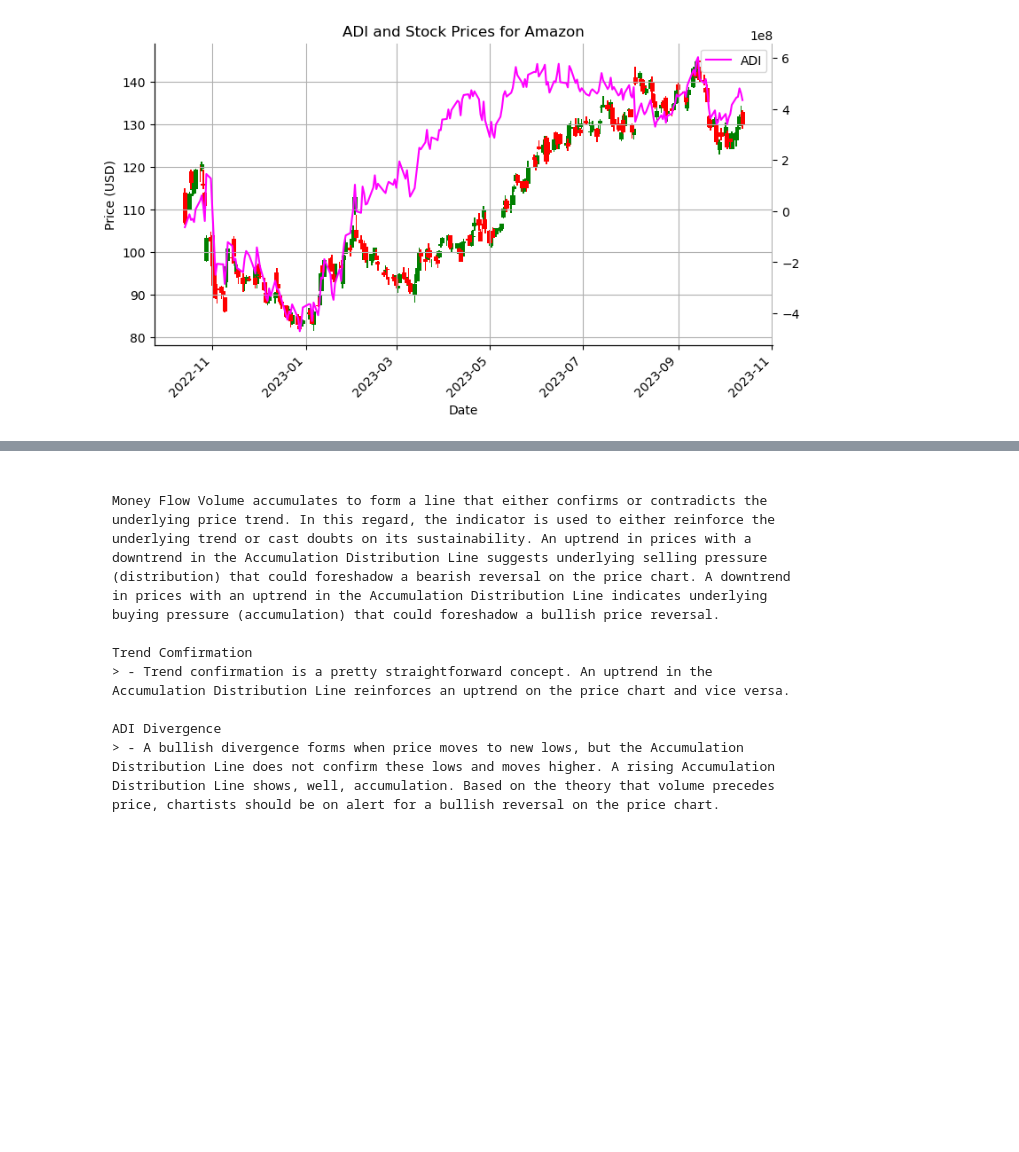
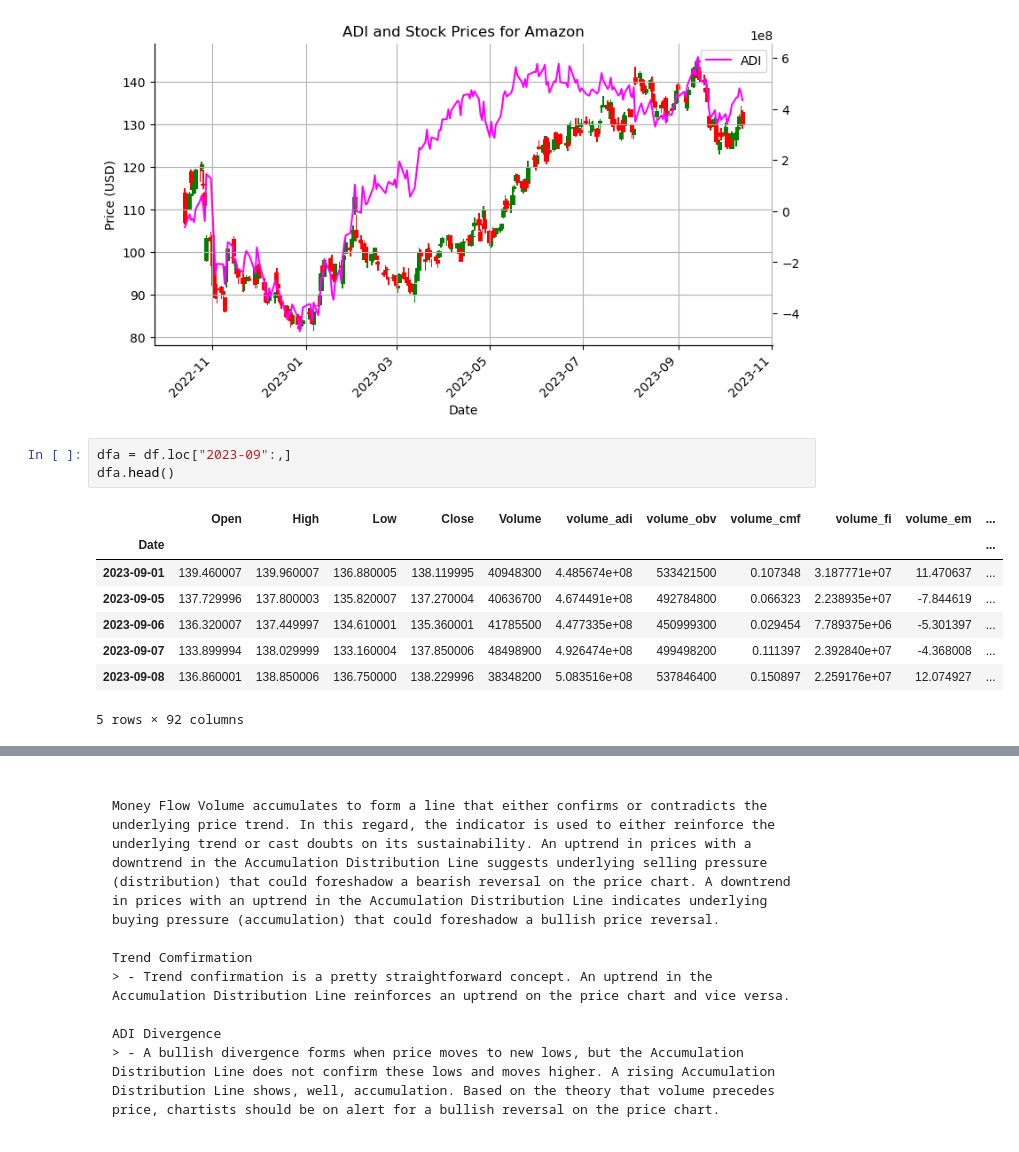
Before and after one commit to jocoder22/FinIndicators, a Jupyter notebook: Volume_Indicators/Accumulation_Distribution_index.ipynb, the cells around one changed output, grey strips where cells are left out. Cells and saved outputs as stored; diff of their text form; blank space fills up the shorter version.

Commit message:
Changes to be committed: 	modified:   Volume_Indicators/Accumulation_Distribution_index.ipynb 	new file:   myApp.py

```diff
--- a/Volume_Indicators/Accumulation_Distribution_index.ipynb
+++ b/Volume_Indicators/Accumulation_Distribution_index.ipynb
@@ -209,6 +209,18 @@ def plotohlc(stock, name):
 plotohlc(df, "Amazon")
 # %% [output]
 [figure]
+# %%
+dfa = df.loc["2023-09":,]
+dfa.head()
+# %% [output]
+|  | Open | High | Low | Close | Volume | volume_adi | volume_obv | volume_cmf | volume_fi | volume_em | ... |
+| Date |  |  |  |  |  |  |  |  |  |  | ... |
+| 2023-09-01 | 139.460007 | 139.960007 | 136.880005 | 138.119995 | 40948300 | 4.485674e+08 | 533421500 | 0.107348 | 3.187771e+07 | 11.470637 | ... |
+| 2023-09-05 | 137.729996 | 137.800003 | 135.820007 | 137.270004 | 40636700 | 4.674491e+08 | 492784800 | 0.066323 | 2.238935e+07 | -7.844619 | ... |
+| 2023-09-06 | 136.320007 | 137.449997 | 134.610001 | 135.360001 | 41785500 | 4.477335e+08 | 450999300 | 0.029454 | 7.789375e+06 | -5.301397 | ... |
+| 2023-09-07 | 133.899994 | 138.029999 | 133.160004 | 137.850006 | 48498900 | 4.926474e+08 | 499498200 | 0.111397 | 2.392840e+07 | -4.368008 | ... |
+| 2023-09-08 | 136.860001 | 138.850006 | 136.750000 | 138.229996 | 38348200 | 5.083516e+08 | 537846400 | 0.150897 | 2.259176e+07 | 12.074927 | ... |
+5 rows × 92 columns
 # %%
 import plotly.graph_objects as go
 from plotly.subplots import make_subplots
```
Also changed, not shown: parts of 6 cells of this notebook, 1 other file.
